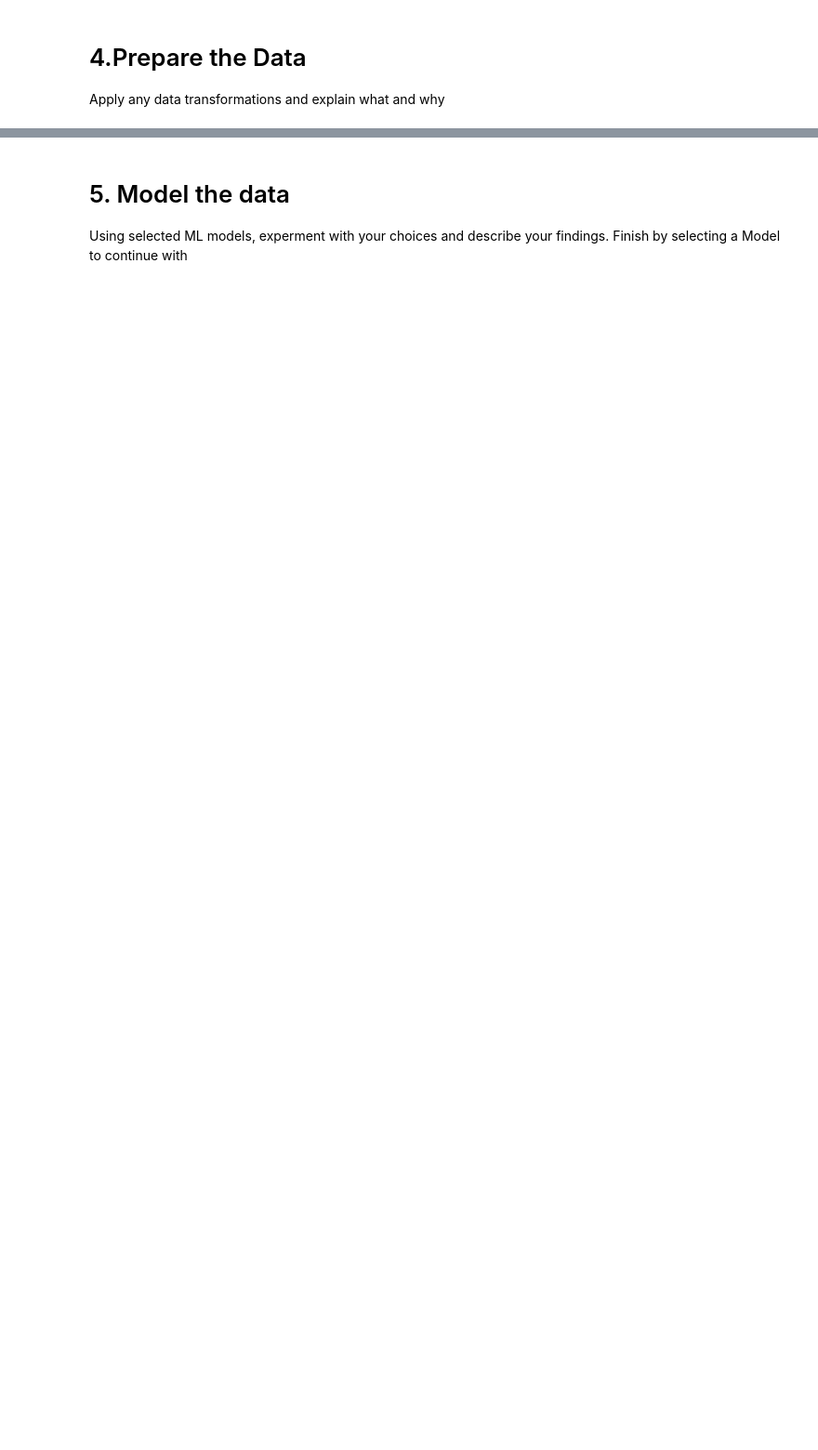
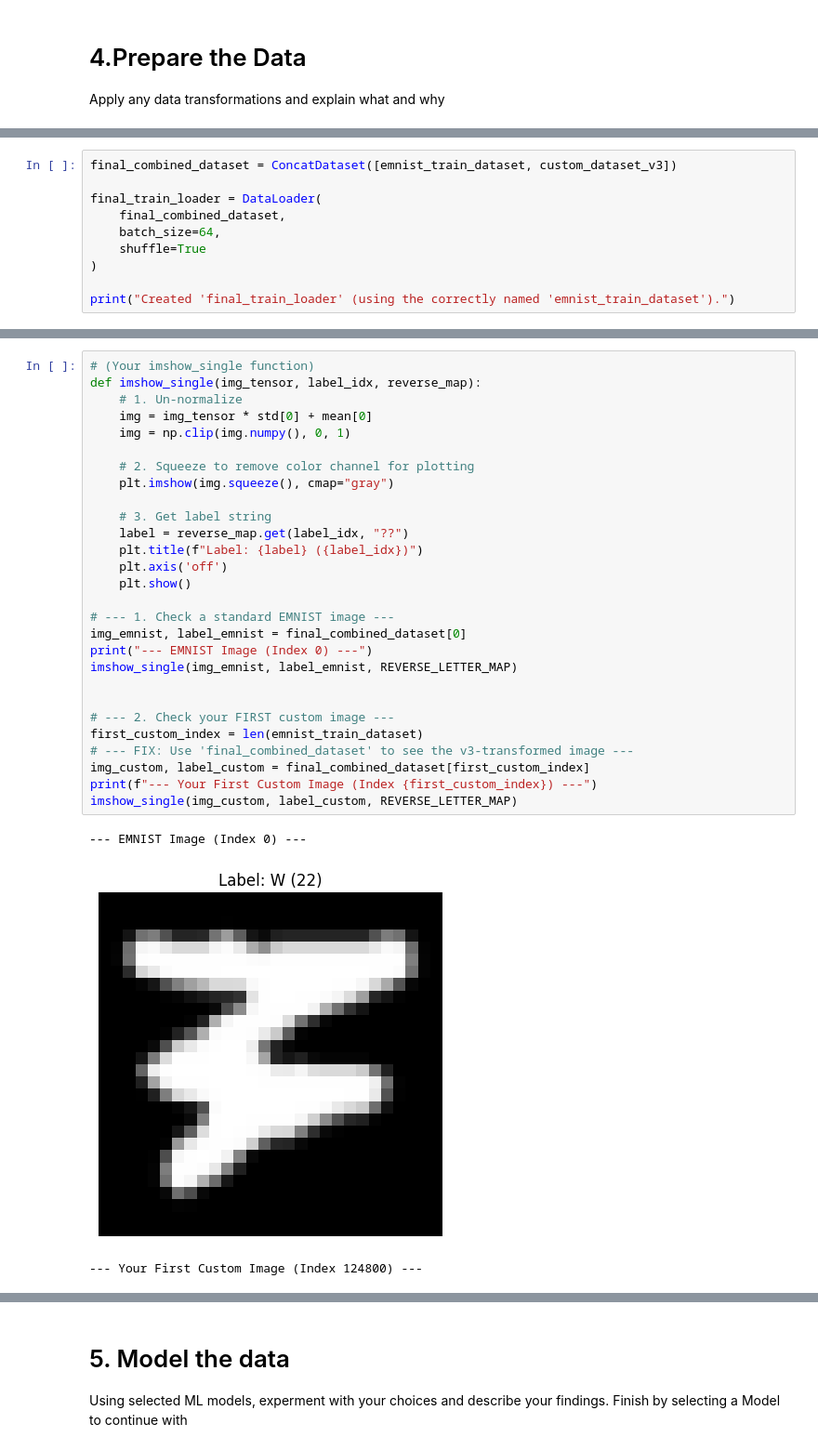
Before and after one commit to alanjit2/Machine-Learning-AI-Honors, a Jupyter notebook: Project_5/Project_5.ipynb, the cells around one changed output, grey strips where cells are left out. Shown: that part at 93% size. Cells and saved outputs as stored; diff of their text form; blank space fills up the shorter version.

```diff
--- a/Project_5/Project_5.ipynb
+++ b/Project_5/Project_5.ipynb
@@ -494,0 +520,10 @@ Validation labels shape: (30000, 62)
+# %%
+final_combined_dataset = ConcatDataset([emnist_train_dataset, custom_dataset_v3])
+
+final_train_loader = DataLoader(
+    final_combined_dataset,
+    batch_size=64,
+    shuffle=True
+)
+
+print("Created 'final_train_loader' (using the correctly named 'emnist_train_dataset').")
@@ -494,0 +532,32 @@ Validation labels shape: (30000, 62)
+# %%
+# (Your imshow_single function)
+def imshow_single(img_tensor, label_idx, reverse_map):
+    # 1. Un-normalize
+    img = img_tensor * std[0] + mean[0]
+    img = np.clip(img.numpy(), 0, 1)
+
+    # 2. Squeeze to remove color channel for plotting
+    plt.imshow(img.squeeze(), cmap="gray")
+
+    # 3. Get label string
+    label = reverse_map.get(label_idx, "??")
+    plt.title(f"Label: {label} ({label_idx})")
+    plt.axis('off')
+    plt.show()
+
+# --- 1. Check a standard EMNIST image ---
+img_emnist, label_emnist = final_combined_dataset[0]
+print("--- EMNIST Image (Index 0) ---")
+imshow_single(img_emnist, label_emnist, REVERSE_LETTER_MAP)
+
+
+# --- 2. Check your FIRST custom image ---
+first_custom_index = len(emnist_train_dataset)
+# --- FIX: Use 'final_combined_dataset' to see the v3-transformed image ---
+img_custom, label_custom = final_combined_dataset[first_custom_index]
+print(f"--- Your First Custom Image (Index {first_custom_index}) ---")
+imshow_single(img_custom, label_custom, REVERSE_LETTER_MAP)
+# %% [output]
+--- EMNIST Image (Index 0) ---
+[figure, added]
+--- Your First Custom Image (Index 124800) ---
```
Also changed, not shown: parts of 45 cells of this notebook.
